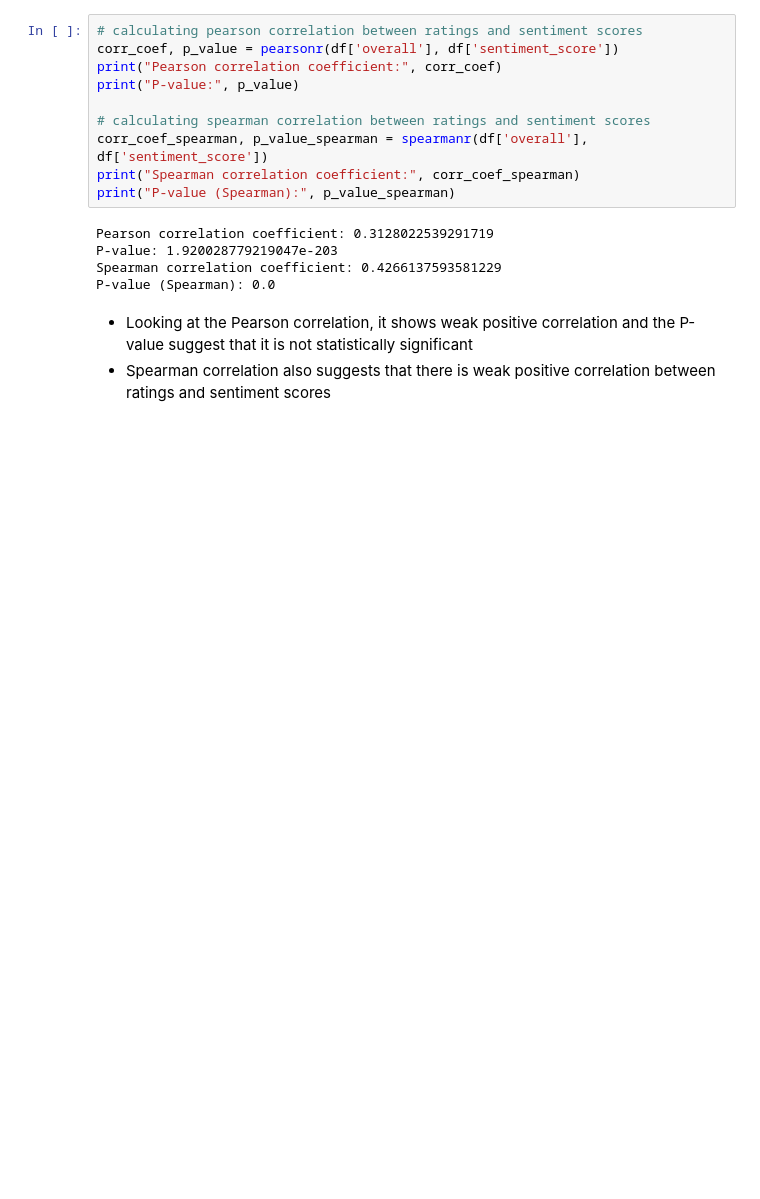
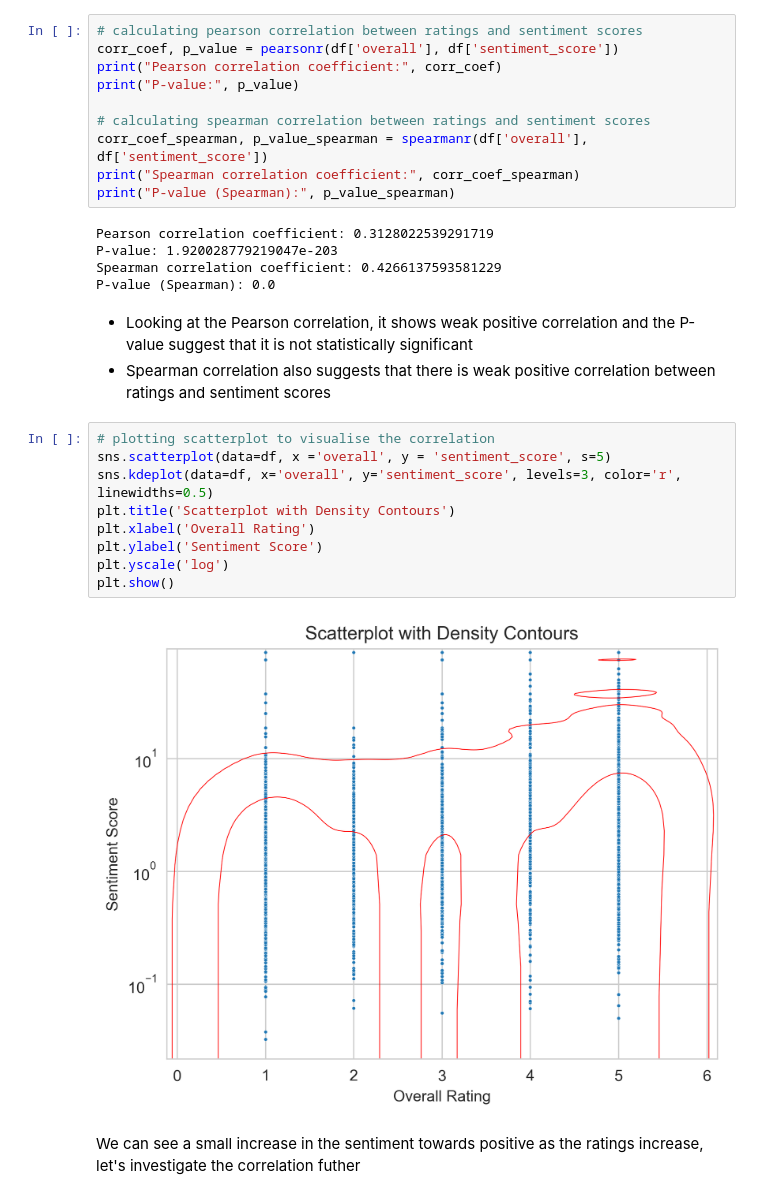
Before and after one commit to Asifdotexe/SentimentScoringModel, a Jupyter notebook: code/issue-9-as-analysis-on-baseline-scores.ipynb, the cells around one changed output. Saved outputs shown, nothing was run; the diff lists cells and outputs as text; blank space fills up the shorter version.

Commit message:
#9 plotting scatterplots to visualise the correlation

```diff
--- a/code/issue-9-as-analysis-on-baseline-scores.ipynb
+++ b/code/issue-9-as-analysis-on-baseline-scores.ipynb
@@ -60,3 +60,16 @@ P-value (Spearman): 0.0
 # %% [markdown]
 - Looking at the Pearson correlation, it shows weak positive correlation and the P-value suggest that it is not statistically significant
 - Spearman correlation also suggests that there is weak positive correlation between ratings and sentiment scores
+# %%
+# plotting scatterplot to visualise the correlation
+sns.scatterplot(data=df, x ='overall', y = 'sentiment_score', s=5)
+sns.kdeplot(data=df, x='overall', y='sentiment_score', levels=3, color='r', linewidths=0.5)
+plt.title('Scatterplot with Density Contours')
+plt.xlabel('Overall Rating')
+plt.ylabel('Sentiment Score')
+plt.yscale('log')
+plt.show()
+# %% [output]
+[figure, added]
+# %% [markdown]
+We can see a small increase in the sentiment towards positive as the ratings increase, let's investigate the correlation futher
```
